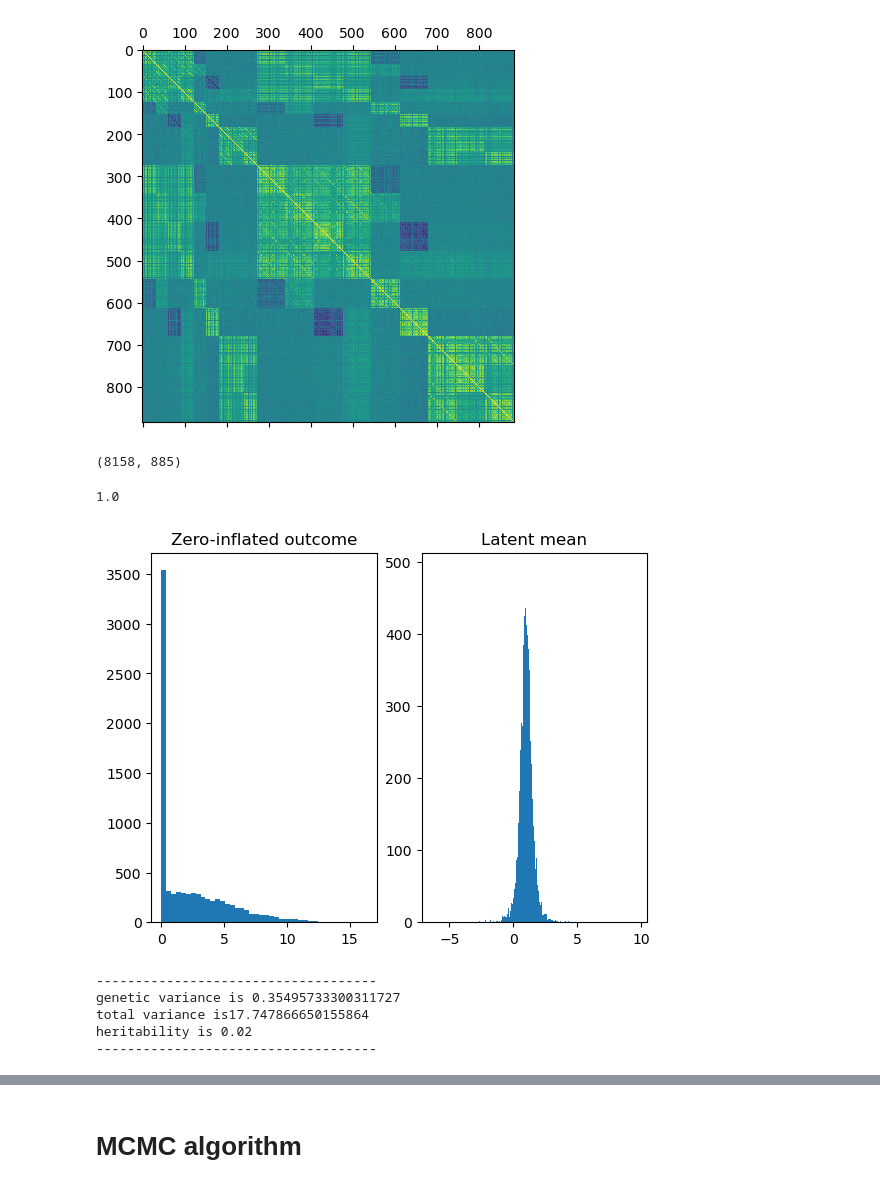
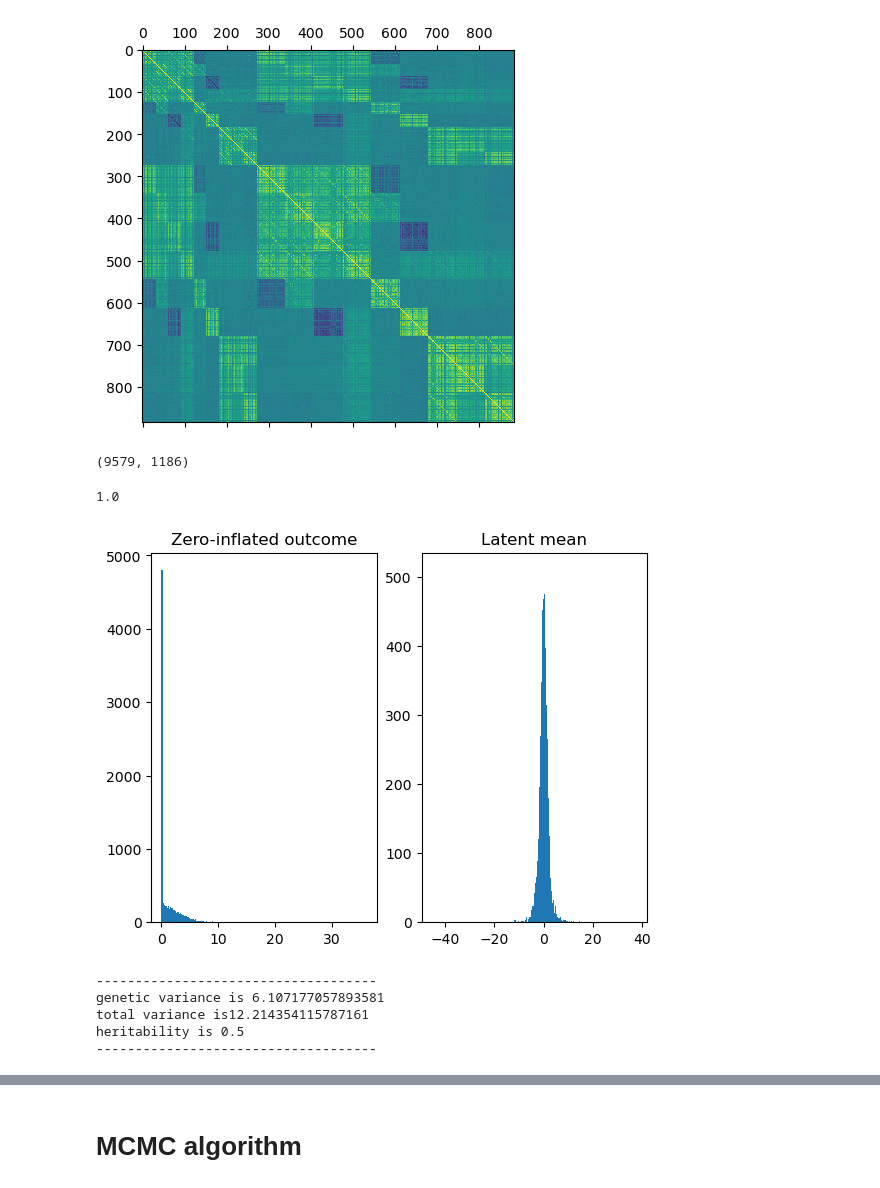
Before and after one commit to junting-ren/ZIV, a Jupyter notebook: notebooks/pytorch_fast_slab_spike.ipynb, the cells around one changed output, grey strips where cells are left out. Saved outputs shown, nothing was run; the diff lists cells and outputs as text; code cells hidden in the pictures.

```diff
--- a/notebooks/pytorch_fast_slab_spike.ipynb
+++ b/notebooks/pytorch_fast_slab_spike.ipynb
@@ -32,10 +32,11 @@ elif abcd_index:
     ABCD = pd.read_csv('../dataset/abcd.csv')
     list_ROI = pyreadr.read_r('../dataset/ABCD_ROI.list.RData')
     # 'rsmri_list', 'tfmri_list', 'smri_list', 'dti_list', 'rsi_list'
-    ABCD_sub = ABCD[ABCD.eventname=="baseline_year_1_arm_1"]
-    ABCD_sub = ABCD_sub.groupby('demo_rel_family_id.bl').apply(lambda x: x.sample(1)).reset_index(drop=True)
+    ABCD_sub = ABCD.loc[:,np.isin(ABCD.columns,list(np.squeeze(list_ROI['tfmri_list'].values,1))+['subjectid', 'eventname', 'demo_rel_family_id.bl'])]
+    ABCD_sub = ABCD_sub.loc[~ABCD_sub.isnull().any(axis = 1),:]
+    ABCD_sub = ABCD_sub.groupby('demo_rel_family_id.bl', group_keys=False).apply(lambda x: x.sample(1, random_state = 1)).reset_index(drop=True)
+    ABCD_sub = ABCD_sub.groupby(['subjectid',"eventname"],group_keys=False).apply(lambda x: x.sample(1, random_state = 1)).reset_index(drop=True)
     ABCD_sub = ABCD_sub.loc[:,np.isin(ABCD_sub.columns,list(np.squeeze(list_ROI['tfmri_list'].values,1)))]
-    ABCD_sub = ABCD_sub.loc[~ABCD_sub.isnull().any(axis = 1),:]
     scaler = StandardScaler()
     scaler.fit(ABCD_sub)
     ABCD_sub = scaler.transform(ABCD_sub)
@@ -67,17 +68,19 @@ plt.show()
 # %%
 ABCD_sub.shape
 # %% [output]
-(8158, 885)
+(9579, 1186)
 # %%
 real_data_index = True
 max_n_p = True
-# n = 1000
-# p = 200
+# n = 6000
+# p = 500
+#p_confound = 0
+
 n = ABCD_sub.shape[0]
 p_confound = 0
 p = ABCD_sub.shape[1]-p_confound
-p_causal = int(p*0.05)
-beta_var = 0.01
+p_causal = int(p*0.1)
+beta_var = 0.1
 #p_causal = int(n*0.1)
 batch_size = n
 r_batch = batch_size/n
@@ -104,20 +107,20 @@ print(r_batch)
 # %%
 rho = 0.6
 var = 1
 n_matrix = 1
-h = 0.02
-beta_bias = 1
+h = 0.5
+beta_bias = 0
 sim_class = data_sim.sim_tobit_data(n = n, p = p, p_causal = p_causal,p_confound = p_confound, rho = rho, var = var,
                                     n_matrix = n_matrix,h = h, bias = beta_bias, Xs = Xs, scale_lambda =None, beta_var= beta_var)
 z, X, Xs, latent_mean, var_genetic, var_total, true_beta, y_star = sim_class.gen_data(seed = None)
 data_sim.show_sim(z, latent_mean, var_total)
 if p_confound >0:
     true_beta_confound = true_beta[:p_confound]
     true_beta = true_beta[p_confound:]
 # %% [output]
-[figure, old version]
+[figure, new version]
 ------------------------------------
-genetic variance is 0.35495733300311727
-total variance is17.747866650155864
-heritability is 0.02
+genetic variance is 6.107177057893581
+total variance is12.214354115787161
+heritability is 0.5
 ------------------------------------
```
Also changed, not shown: parts of 13 cells of this notebook.
